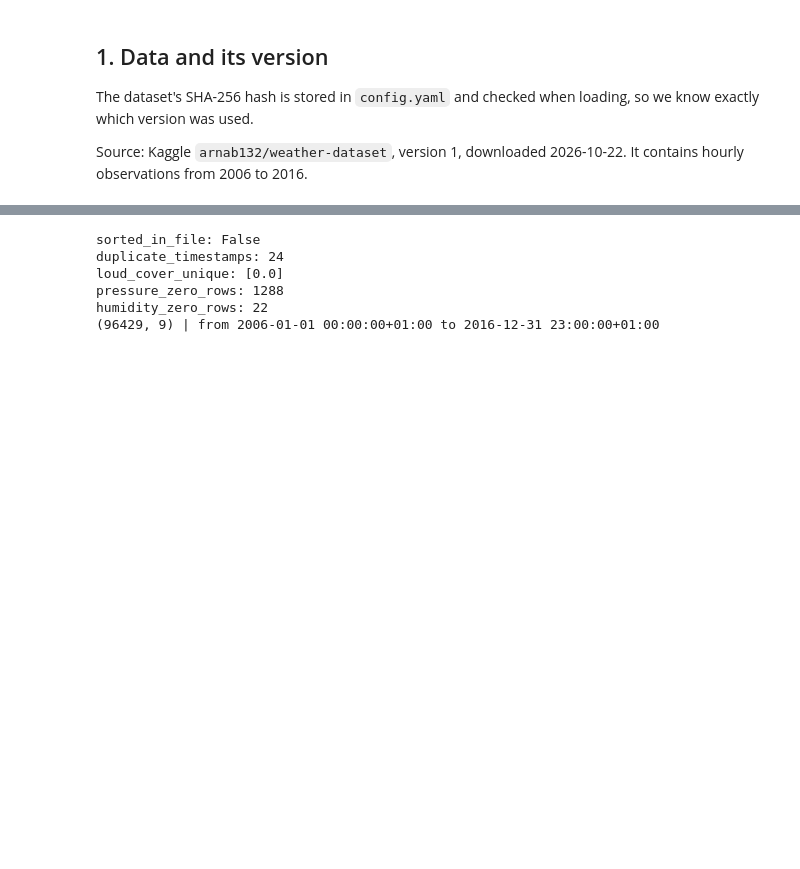
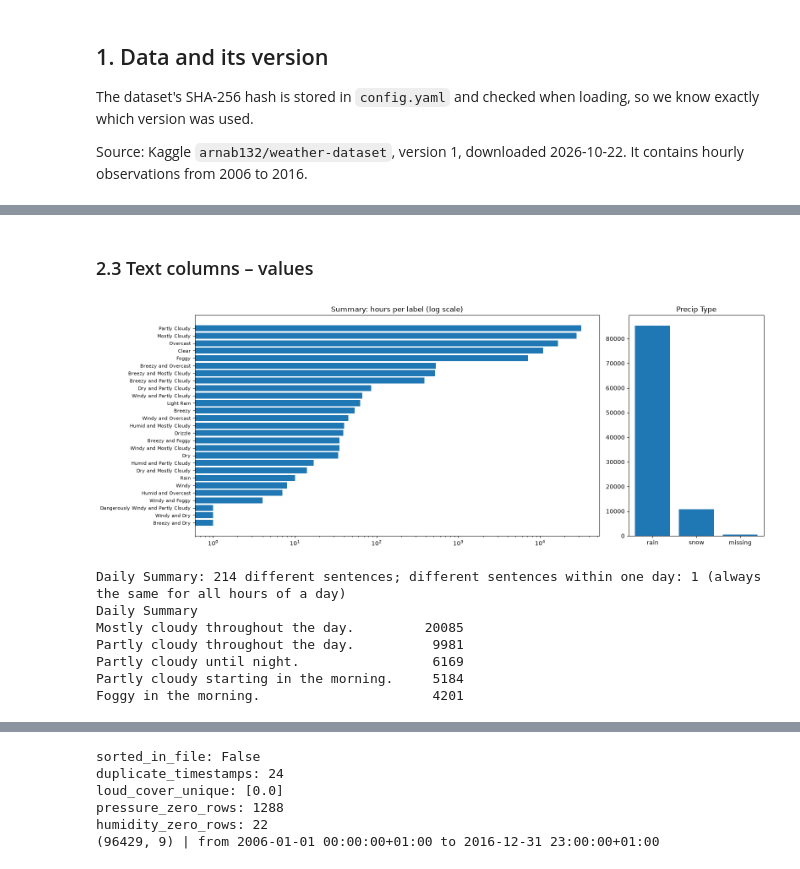
Before and after one commit to kacekk/weather_forecast_DL, a Jupyter notebook: weather_forecast.ipynb, the cells around one changed output, grey strips where cells are left out. Drawn from its saved outputs; the diff is of its cells as text; code cells hidden in the pictures; blank space fills up the shorter version.

```diff
--- a/weather_forecast.ipynb
+++ b/weather_forecast.ipynb
@@ -80,0 +151,24 @@ raw.head(3)
+# %% [markdown]
+### 2.3 Text columns – values
+# %%
+fig, ax = plt.subplots(1, 2, figsize=(16, 6), gridspec_kw={"width_ratios": [3, 1]})
+vc = raw["Summary"].value_counts()
+ax[0].barh(vc.index[::-1], vc.values[::-1]); ax[0].set_xscale("log")
+ax[0].set_title("Summary: hours per label (log scale)"); ax[0].tick_params(axis="y", labelsize=8)
+pt = raw["Precip Type"].fillna("missing").value_counts()
+ax[1].bar(pt.index, pt.values); ax[1].set_title("Precip Type")
+plt.tight_layout(); plt.show()
+
+per_day = raw.assign(day=raw["Formatted Date"].str.slice(0, 10)).groupby("day")["Daily Summary"].nunique()
+print(f"Daily Summary: {raw['Daily Summary'].nunique()} different sentences; "
+      f"different sentences within one day: {per_day.max()} (always the same for all hours of a day)")
+print(raw["Daily Summary"].value_counts().head(5).to_string())
+# %% [output]
+[figure, added]
+Daily Summary: 214 different sentences; different sentences within one day: 1 (always the same for all hours of a day)
+Daily Summary
+Mostly cloudy throughout the day.         20085
+Partly cloudy throughout the day.          9981
+Partly cloudy until night.                 6169
+Partly cloudy starting in the morning.     5184
+Foggy in the morning.                      4201
```
Also changed, not shown: parts of 28 cells of this notebook.
